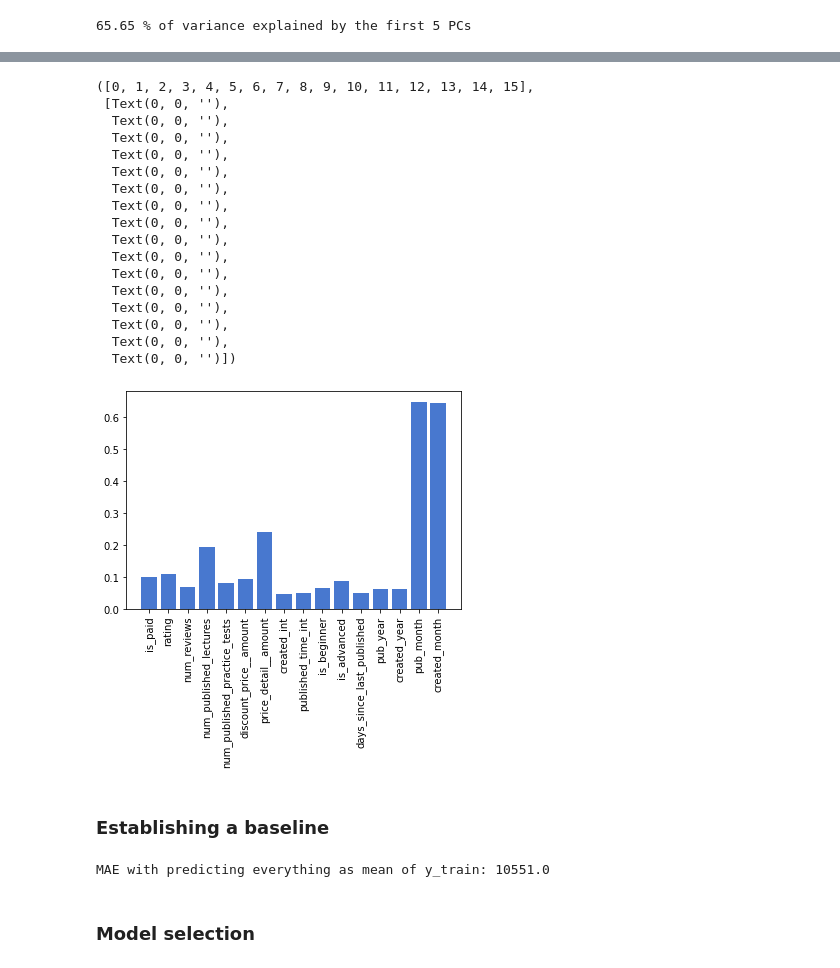
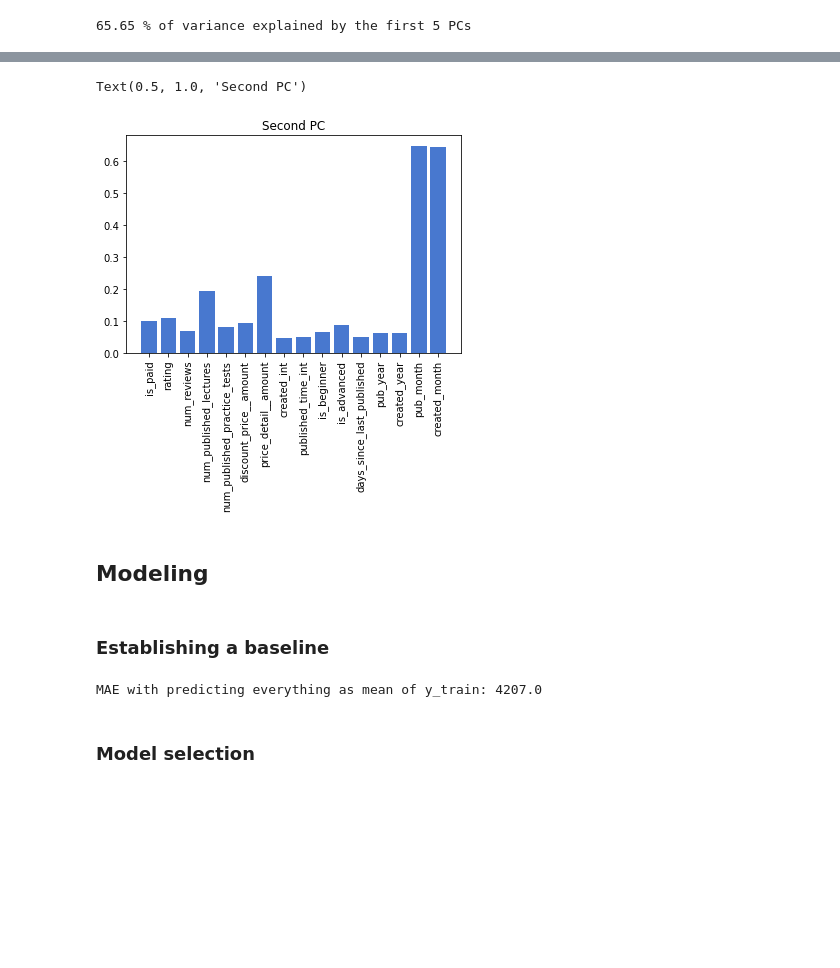
Before and after one commit to r-gg/bi-assignments, a Jupyter notebook: Assignment3/BI_Assignment3.ipynb, the cells around one changed output, grey strips where cells are left out. Drawn from its saved outputs; the diff is of its cells as text; code cells hidden in the pictures; blank space fills up the shorter version.

```diff
--- a/Assignment3/BI_Assignment3.ipynb
+++ b/Assignment3/BI_Assignment3.ipynb
@@ -1036,25 +1057,12 @@ plt.xticks(rotation=90)
 # %%
 plt.bar(X_train.columns, abs(pca.components_[1]))
 plt.xticks(rotation=90)
+plt.title("Second PC")
 # %% [output]
-([0, 1, 2, 3, 4, 5, 6, 7, 8, 9, 10, 11, 12, 13, 14, 15],
- [Text(0, 0, ''),
-  Text(0, 0, ''),
-  Text(0, 0, ''),
-  Text(0, 0, ''),
-  Text(0, 0, ''),
-  Text(0, 0, ''),
-  Text(0, 0, ''),
-  Text(0, 0, ''),
-  Text(0, 0, ''),
-  Text(0, 0, ''),
-  Text(0, 0, ''),
-  Text(0, 0, ''),
-  Text(0, 0, ''),
-  Text(0, 0, ''),
-  Text(0, 0, ''),
-  Text(0, 0, '')])
+Text(0.5, 1.0, 'Second PC')
-[figure, old version]
+[figure, new version]
+# %% [markdown]
+## Modeling
 # %% [markdown]
 ### Establishing a baseline
 # %%
@@ -1062,9 +1070,9 @@ from sklearn.metrics import mean_absolute_error
 
 # Predict everything as mean
 baseline_mae_mean = mean_absolute_error(y_valid, np.repeat(y_train.mean(), y_valid.shape[0]))
-print(f'MAE with predicting everything as mean of y_train: {np.round(baseline_rmse_mean)}')
+print(f'MAE with predicting everything as mean of y_train: {np.round(baseline_mae_mean)}')
 # %% [output]
-MAE with predicting everything as mean of y_train: 10551.0
+MAE with predicting everything as mean of y_train: 4207.0
 # %% [markdown]
 ### Model selection
 # %% [markdown]
```
Also changed, not shown: parts of 34 cells of this notebook.
